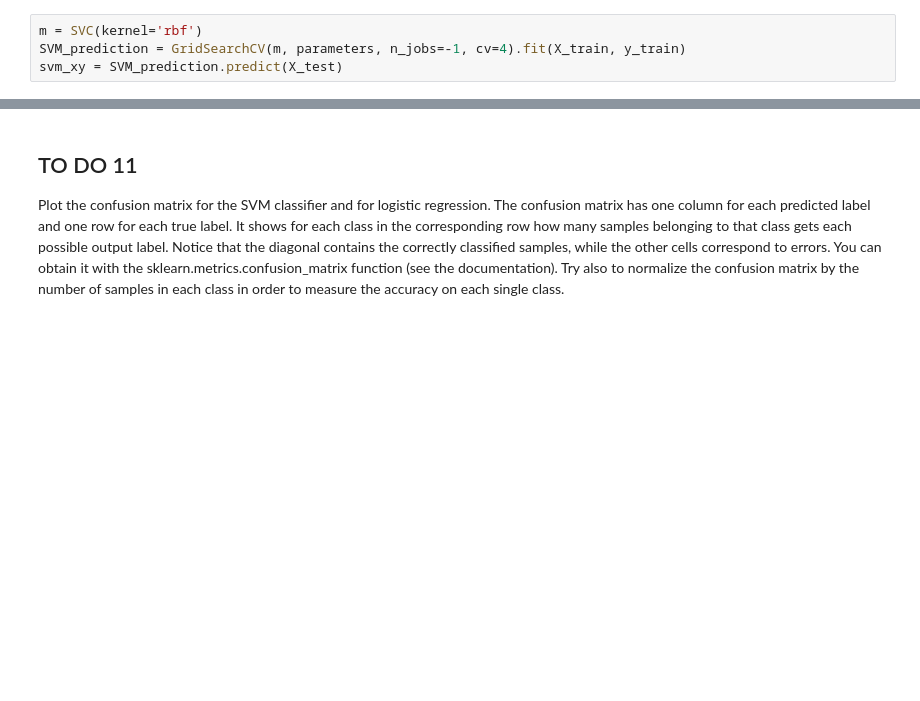
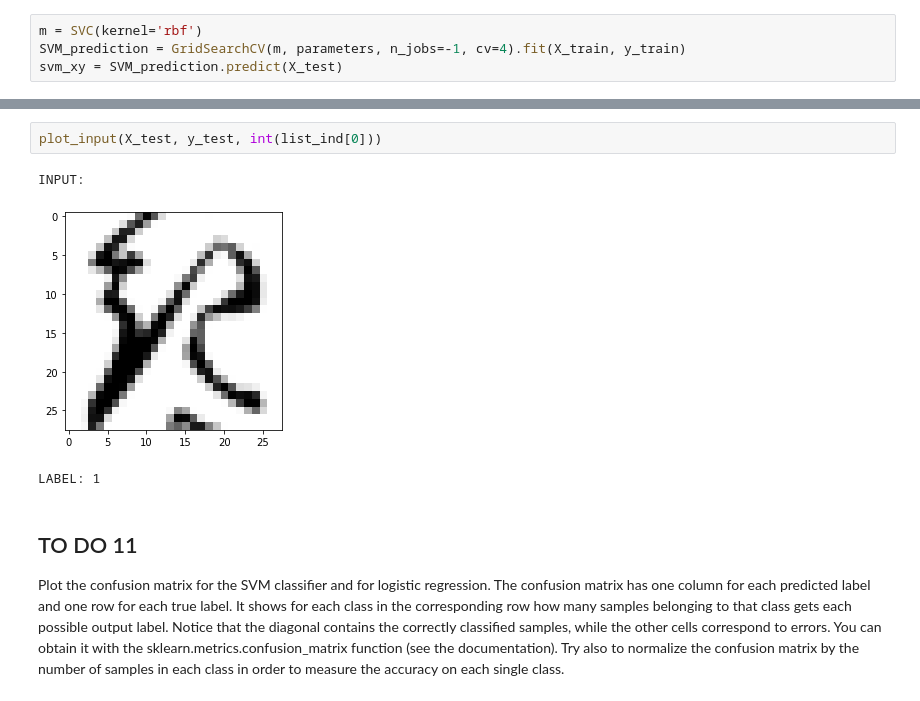
Before and after one commit to maxhoeth/LaboratoryOfComputationalPhysics_Y4, a Jupyter notebook: Lab2/Max_hoeth_lab2.ipynb, the cells around one changed output, grey strips where cells are left out. Saved outputs shown, nothing was run; the diff lists cells and outputs as text; blank space fills up the shorter version.

```diff
--- a/Lab2/Max_hoeth_lab2.ipynb
+++ b/Lab2/Max_hoeth_lab2.ipynb
@@ -495,3 +510,9 @@ Text(0, 0.5, 'Number misclassified')
+# %%
+plot_input(X_test, y_test, int(list_ind[0]))
+# %% [output]
+INPUT:
+[figure, added]
+LABEL: 1
 # %% [markdown]
 ## TO DO 11
 Plot the confusion matrix for the SVM classifier and for logistic regression.
```
Also changed, not shown: parts of 22 cells of this notebook.
